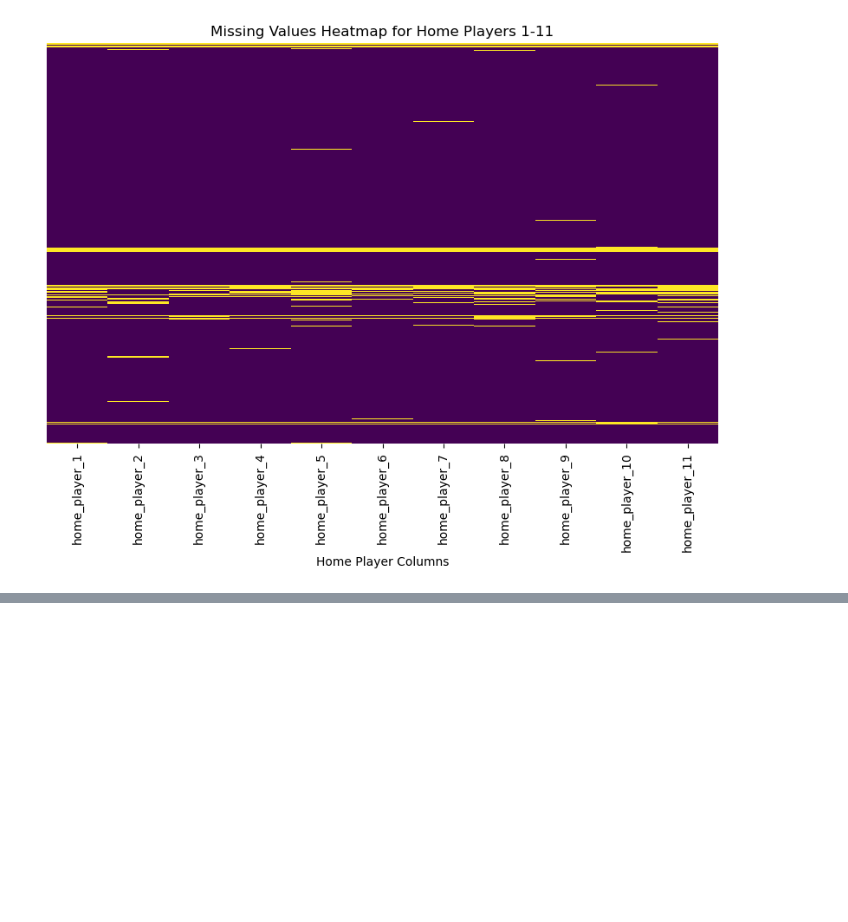
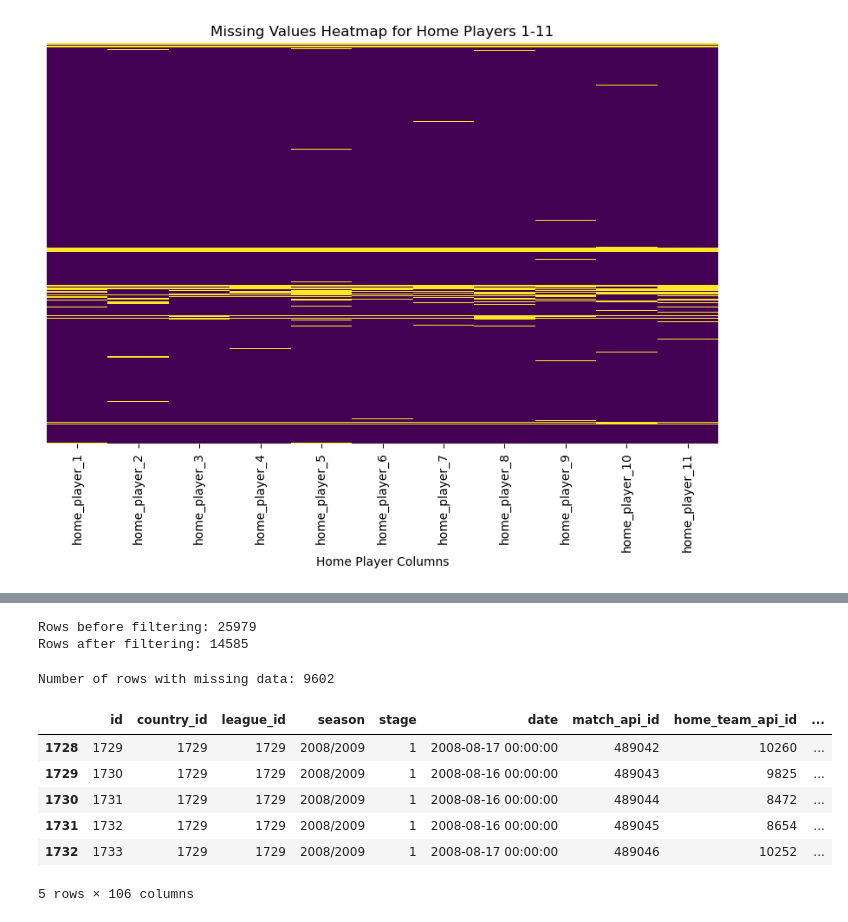
Before and after one commit to GauravGupta2022/deeplearners, a Jupyter notebook: notebooks/match_cleaning.ipynb, the cells around one changed output, grey strips where cells are left out. Cells and saved outputs as stored; diff of their text form; code cells hidden in the pictures; blank space fills up the shorter version.

```diff
--- a/notebooks/match_cleaning.ipynb
+++ b/notebooks/match_cleaning.ipynb
@@ -166,0 +144,2 @@ player_df.head(), player_attributes_df.head()
+# %%
+match_df = match_df.dropna(subset=['home_team_long_name', 'away_team_long_name'])
@@ -166,0 +150,3 @@ player_df.head(), player_attributes_df.head()
+# %%
+player_df = pd.read_csv('../data/cleaned/player_attributes_cleaned.csv')
+print(player_df.head())
@@ -166,0 +213,41 @@ player_df.head(), player_attributes_df.head()
+# %%
+# ...existing code...
+
+# List of league IDs to keep
+league_ids_to_keep = [1729, 4769, 7809, 10257, 21518]
+
+# Number of rows before filtering
+rows_before = len(match_df)
+
+# Filter the DataFrame
+match_df = match_df[match_df['league_id'].isin(league_ids_to_keep)]
+
+# Number of rows after filtering
+rows_after = len(match_df)
+
+print(f"Rows before filtering: {rows_before}")
+print(f"Rows after filtering: {rows_after}")
+
+#
+# %% [output]
+Rows before filtering: 25979
+Rows after filtering: 14585
+# %%
+# Count rows with any missing data
+missing_rows = match_df.isnull().any(axis=1).sum()
+print(f"Number of rows with missing data: {missing_rows}")
+# %% [output]
+Number of rows with missing data: 9602
+# %%
+# Remove specified columns if they exist
+cols_to_remove = ['goal', 'shoton', 'shotoff', 'foulcommit', 'card', 'cross', 'corner', 'possession']
+match_df = match_df.drop(columns=cols_to_remove, errors='ignore')
+match_df.head()
+# %% [output]
+|  | id | country_id | league_id | season | stage | date | match_api_id | home_team_api_id | ... |
+| 1728 | 1729 | 1729 | 1729 | 2008/2009 | 1 | 2008-08-17 00:00:00 | 489042 | 10260 | ... |
+| 1729 | 1730 | 1729 | 1729 | 2008/2009 | 1 | 2008-08-16 00:00:00 | 489043 | 9825 | ... |
+| 1730 | 1731 | 1729 | 1729 | 2008/2009 | 1 | 2008-08-16 00:00:00 | 489044 | 8472 | ... |
+| 1731 | 1732 | 1729 | 1729 | 2008/2009 | 1 | 2008-08-16 00:00:00 | 489045 | 8654 | ... |
+| 1732 | 1733 | 1729 | 1729 | 2008/2009 | 1 | 2008-08-17 00:00:00 | 489046 | 10252 | ... |
+5 rows × 106 columns
```
Also changed, not shown: parts of 15 cells of this notebook.
